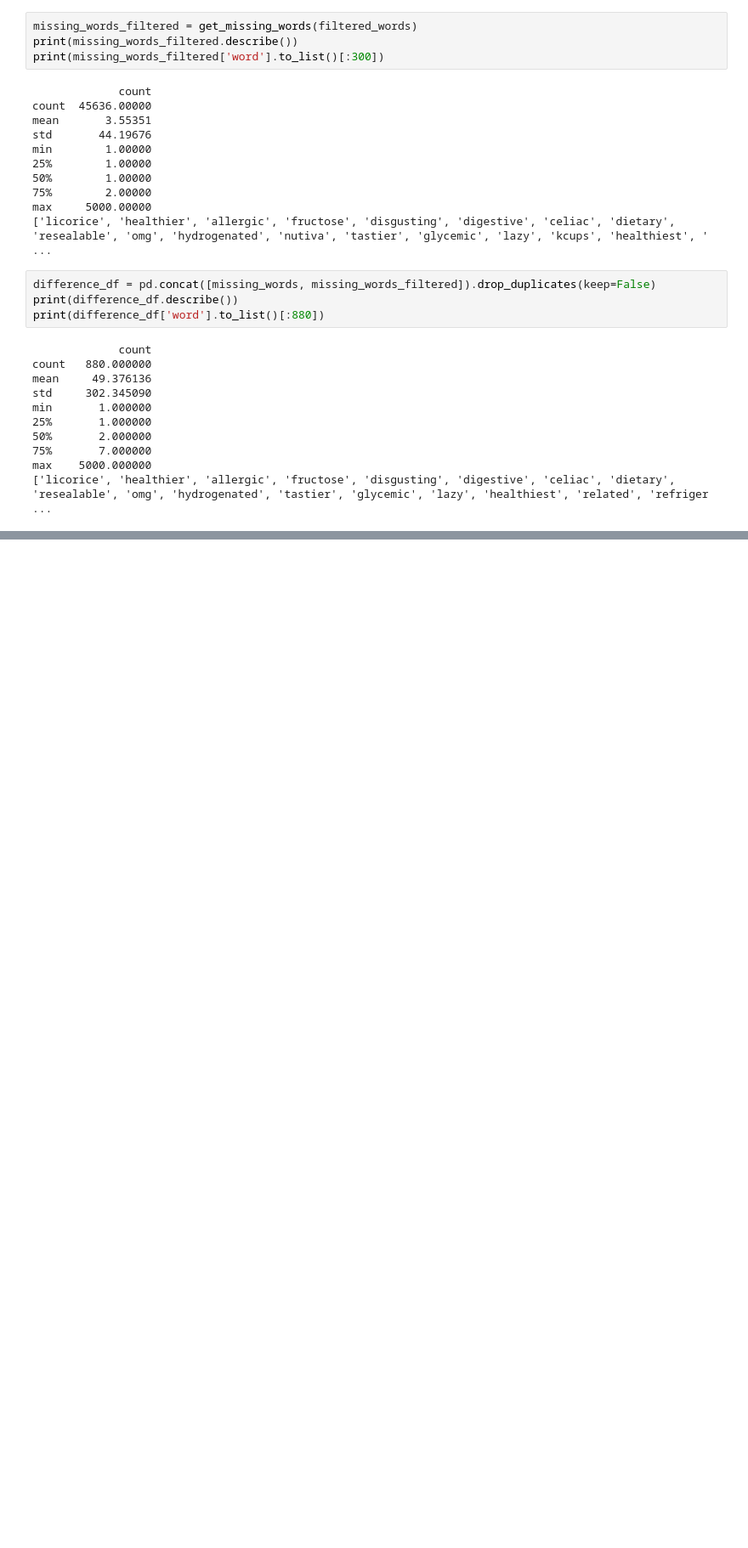
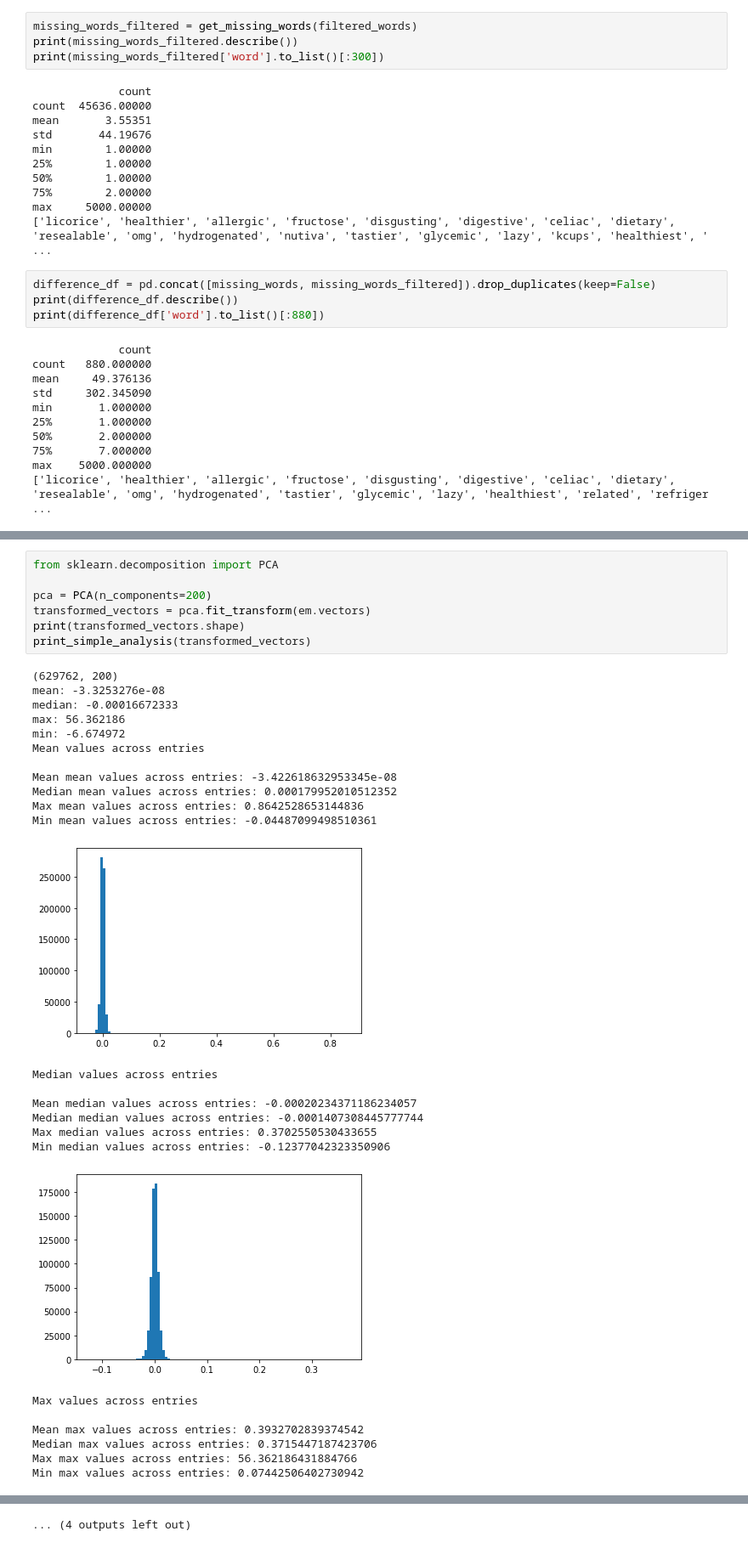
Before and after one commit to MrDVolk/text-generation, a Jupyter notebook: embeddings-analysis.ipynb, the cells around one changed output, grey strips where cells are left out. Shown: that part at 85% size. Drawn from its saved outputs; the diff is of its cells as text; blank space fills up the shorter version.

```diff
--- a/embeddings-analysis.ipynb
+++ b/embeddings-analysis.ipynb
@@ -337,0 +484,33 @@ print('min:', np.min(corrected_vectors))
+# %%
+from sklearn.decomposition import PCA
+
+pca = PCA(n_components=200)
+transformed_vectors = pca.fit_transform(em.vectors)
+print(transformed_vectors.shape)
+print_simple_analysis(transformed_vectors)
+# %% [output]
+(629762, 200)
+mean: -3.3253276e-08
+median: -0.00016672333
+max: 56.362186
+min: -6.674972
+Mean values across entries
+
+Mean mean values across entries: -3.422618632953345e-08
+Median mean values across entries: 0.000179952010512352
+Max mean values across entries: 0.8642528653144836
+Min mean values across entries: -0.04487099498510361
+[figure, added]
+Median values across entries
+
+Mean median values across entries: -0.00020234371186234057
+Median median values across entries: -0.0001407308445777744
+Max median values across entries: 0.3702550530433655
+Min median values across entries: -0.12377042323350906
+[figure, added]
+Max values across entries
+
+Mean max values across entries: 0.3932702839374542
+Median max values across entries: 0.3715447187423706
+Max max values across entries: 56.362186431884766
+Min max values across entries: 0.07442506402730942
@@ -337,0 +539 @@ print('min:', np.min(corrected_vectors))
+... (4 outputs left out)
```
Also changed, not shown: parts of 25 cells of this notebook.
